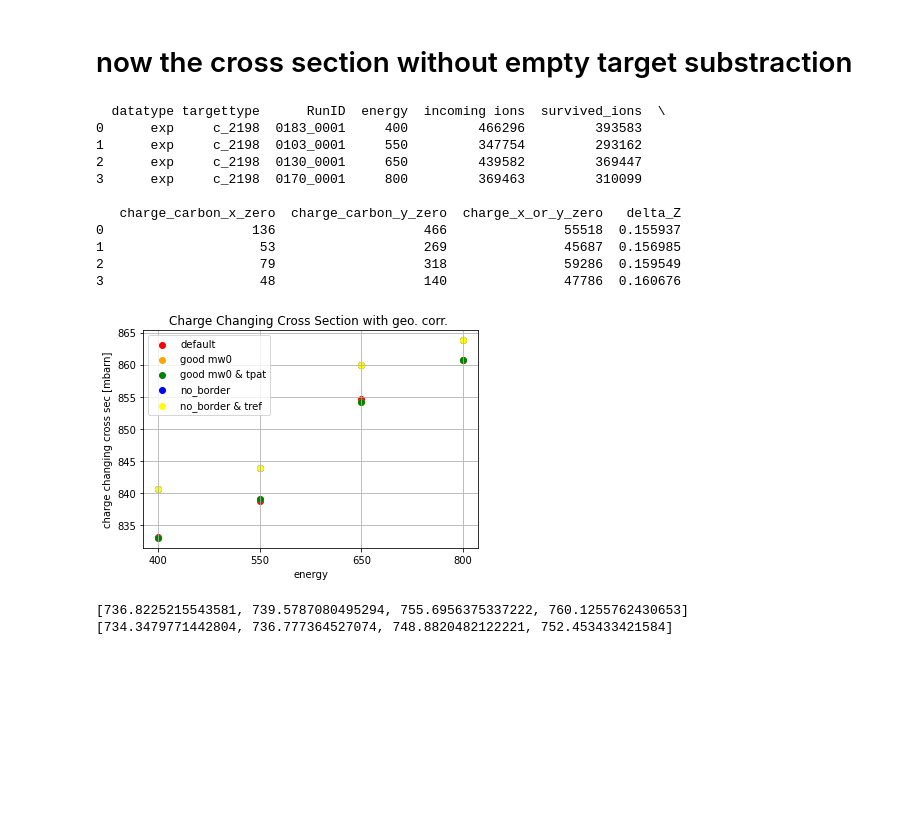
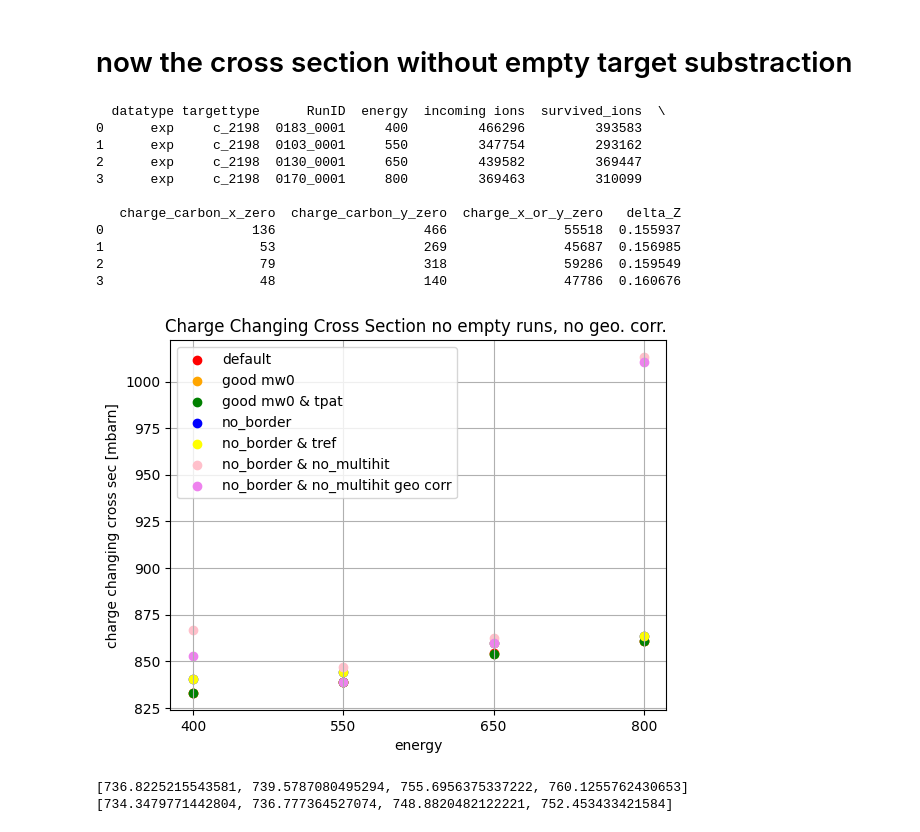
Before and after one commit to jenegger/r3bweek24_gsi, a Jupyter notebook: stats.ipynb, the cells around one changed output. Cells and saved outputs as stored; diff of their text form; code cells hidden in the pictures; blank space fills up the shorter version.

```diff
--- a/stats.ipynb
+++ b/stats.ipynb
@@ -862,7 +862,7 @@ charge_changing_good_mw0 = []
 charge_changing_good_mw0_tpat = []
 #no border consideration
 charge_changing_no_border = []
-#no border consideration & tref
+# no border consideration & tref
 charge_changing_no_border_tref = []
 #no multihit events in twim
 charge_changing_no_border_no_multihit = []
@@ -900,37 +900,37 @@ for ene in energy_vals:
     charge_changing_no_border_no_multihit_geo_corr.append(cs_no_border_now_mulihit_geo_corr)
     #print(cs_no_border_now_mulihit_geo_corr)
 
 
 
 fig, ax = plt.subplots()
 ax.scatter(energy_vals,charge_changing_default,label="default",color='red')
 ax.scatter(energy_vals,charge_changing_good_mw0,label="good mw0",color ='orange')
 ax.scatter(energy_vals,charge_changing_good_mw0_tpat,label="good mw0 & tpat",color ='green')
 ax.scatter(energy_vals,charge_changing_no_border,label="no_border",color ='blue')
 ax.scatter(energy_vals,charge_changing_no_border_tref,label="no_border & tref",color ='yellow')
-#ax.scatter(energy_vals,charge_changing_no_border_no_multihit,label="no_border & no_multihit",color ='pink')
-#ax.scatter(energy_vals,charge_changing_no_border_no_multihit_geo_corr,label="no_border & no_multihit geo corr",color ='violet')
+ax.scatter(energy_vals,charge_changing_no_border_no_multihit,label="no_border & no_multihit",color ='pink')
+ax.scatter(energy_vals,charge_changing_no_border_no_multihit_geo_corr,label="no_border & no_multihit geo corr",color ='violet')
 ax.grid()
-ax.set_title("Charge Changing Cross Section with geo. corr. ")
+ax.set_title("Charge Changing Cross Section no empty runs, no geo. corr. ")
 ax.set_xlabel("energy")
 ax.set_ylabel("charge changing cross sec [mbarn]")
 plt.legend()
 #plt.show()
 plt.savefig("comparison_charge_changing_cross_section_no_empty_corr.png",dpi=300)
 charge_changing_default_empty_substr = copy.deepcopy(charge_changing_default)
 # %% [output]
   datatype targettype      RunID  energy  incoming ions  survived_ions  \
 0      exp     c_2198  0183_0001     400         466296         393583
 1      exp     c_2198  0103_0001     550         347754         293162
 2      exp     c_2198  0130_0001     650         439582         369447
 3      exp     c_2198  0170_0001     800         369463         310099
 
    charge_carbon_x_zero  charge_carbon_y_zero  charge_x_or_y_zero   delta_Z
 0                   136                   466               55518  0.155937
 1                    53                   269               45687  0.156985
 2                    79                   318               59286  0.159549
 3                    48                   140               47786  0.160676
-[figure, old version]
+[figure, new version]
 # %%
 filename_diag ='combined_diagonal_all_16_anodes.txt'
 df_diag = pd.read_csv(filename_diag,sep='\t',header=None)
```
Also changed, not shown: parts of 21 cells of this notebook, 19 other files.
